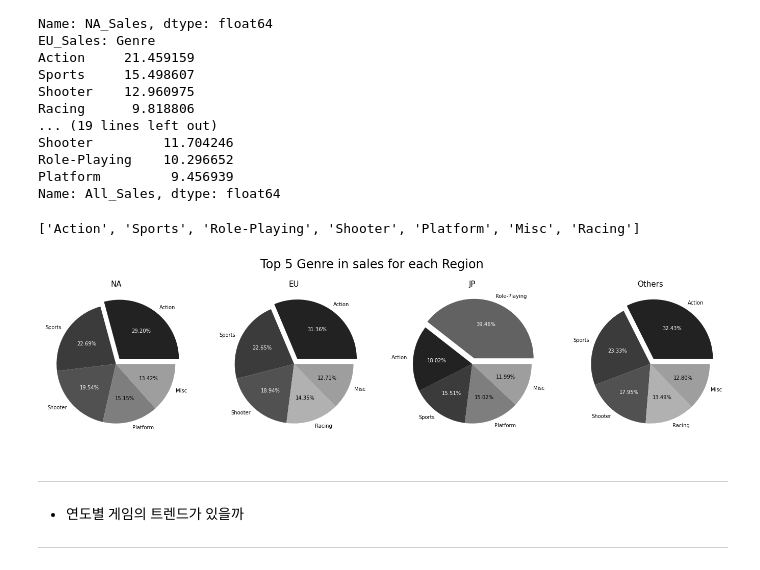
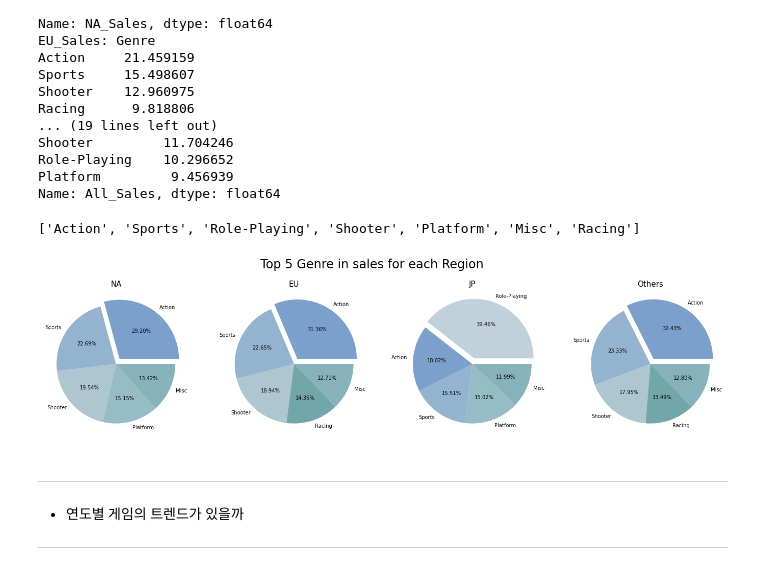
Before and after one commit to sangwook4kim/PROJ_1_VIDEOGAMES, a Jupyter notebook: ai07-sc1-proj1.ipynb, the cells around one changed output. Cells and saved outputs as stored; diff of their text form; code cells hidden in the pictures.

```diff
--- a/ai07-sc1-proj1.ipynb
+++ b/ai07-sc1-proj1.ipynb
@@ -446,36 +446,36 @@ color = {'Action': '#222222',
           'Misc': '#9e9e9e',
           'Racing': '#b1b1b1'}
 
 f_color = {'Action': '#FFFFFF',
            'Sports': '#FFFFFF',
            'Shooter': '#FFFFFF',
            'Role-Playing': '#FFFFFF',
            'Platform': '#000000',
            'Misc': '#000000',
            'Racing': '#000000'}
 
 top7 = df2_1_per.sum(axis=1).sort_values(ascending=False).head(7).index.tolist()
 print(top7)
 color_set = ['#7aa0cb', '#93b3cf', '#c1d1db', '#aec6cf', '#96bdc6', '#85b2bb', '#71A6AA']
-color1 = {g:c for g, c in zip(top6, color_set)}
+color1 = {g:c for g, c in zip(top7, color_set)}
 
 
 regions = ['NA', 'EU', 'JP', 'Others']
 
 plt.figure(figsize=(24,6))
 plt.suptitle('Top 5 Genre in sales for each Region', fontsize=24)
 for i, col in enumerate(df2_1_per.columns[:-1]):
     plt.subplot(1, 4, i+1)
     plt.title(regions[i], fontsize=15)
     df_pie = df2_1_per[col].sort_values(ascending=False).head(5)
-    cols = [color[val] for val in df_pie.index]
+    cols = [color1[val] for val in df_pie.index]
     fcols = [f_color[val] for val in df_pie.index]
     _, _, autotexts = plt.pie(df_pie, explode = (0.1,0,0,0,0), colors=cols, labels = df_pie.index, autopct='%1.2f%%')
-    for i, ins in enumerate(autotexts):
-        ins.set_color(f_color[df_pie.index[i]])
+    #for i, ins in enumerate(autotexts):
+    #    ins.set_color(f_color[df_pie.index[i]])
 
 plt.show()
 # %% [output]
 ['Action', 'Sports', 'Role-Playing', 'Shooter', 'Platform', 'Misc', 'Racing']
-[figure, old version]
+[figure, new version]
 # %% [markdown]
```
Also changed, not shown: parts of 12 cells of this notebook.
